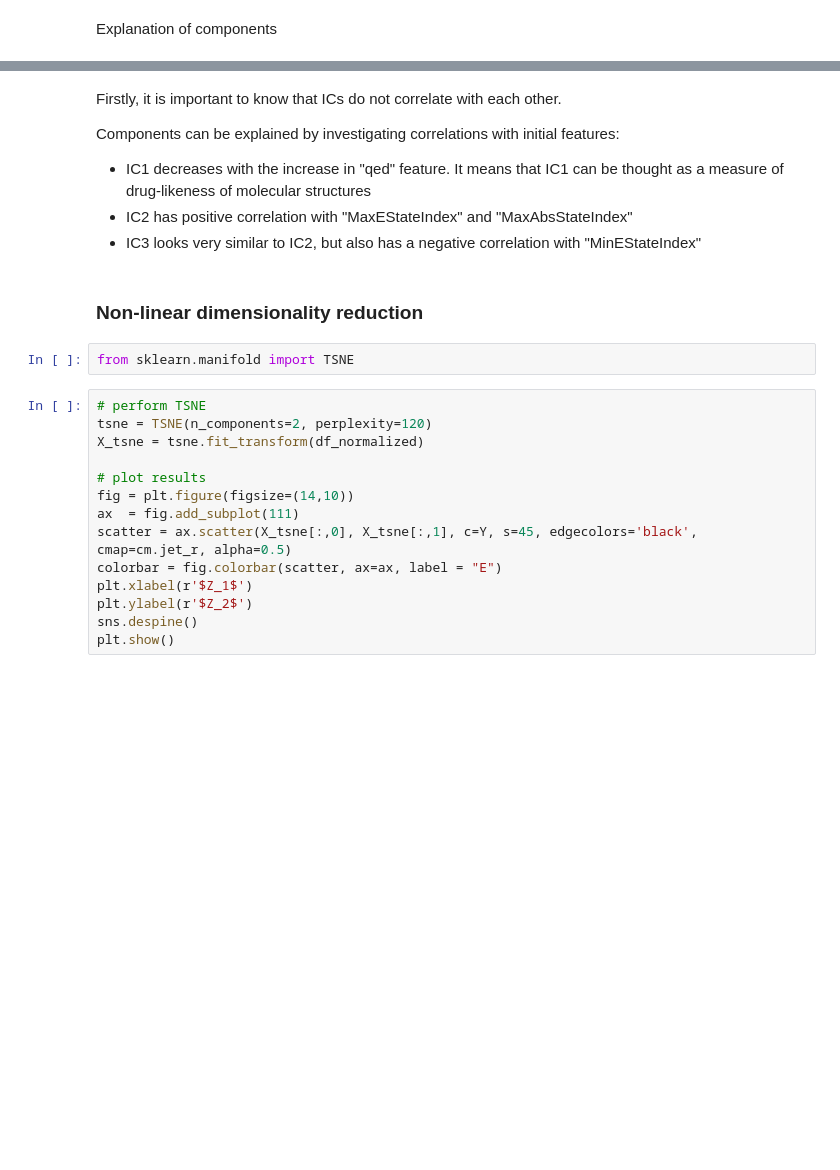
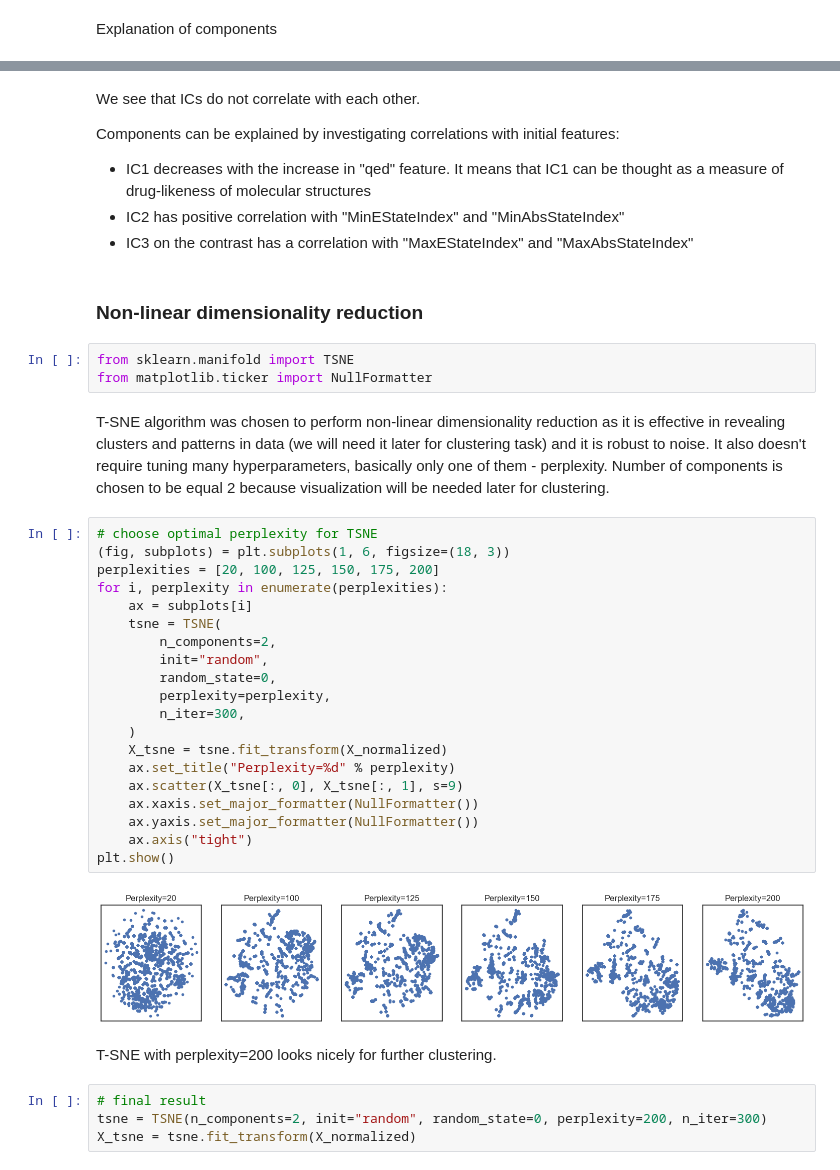
Before and after one commit to AsyaOrlova/ChemAlgorithmsCourse, a Jupyter notebook: hw_1.ipynb, the cells around one changed output, grey strips where cells are left out. Cells and saved outputs as stored; diff of their text form; blank space fills up the shorter version.

Commit message:
TSNE, clustering

```diff
--- a/hw_1.ipynb
+++ b/hw_1.ipynb
@@ -649,26 +663,43 @@ plt.show()
 <Figure size 2800x1800 with 0 Axes>
 # %% [markdown]
-Firstly, it is important to know that ICs do not correlate with each other.
+We see that ICs do not correlate with each other.
 
 Components can be explained by investigating correlations with initial features:
 - IC1 decreases with the increase in "qed" feature. It means that IC1 can be thought as a measure of drug-likeness of molecular structures
-- IC2 has positive correlation with "MaxEStateIndex" and "MaxAbsStateIndex"
-- IC3 looks very similar to IC2, but also has a negative correlation with "MinEStateIndex"
+- IC2 has positive correlation with "MinEStateIndex" and "MinAbsStateIndex"
+- IC3 on the contrast has a correlation with "MaxEStateIndex" and "MaxAbsStateIndex"
 # %% [markdown]
 ### Non-linear dimensionality reduction
 # %%
 from sklearn.manifold import TSNE
+from matplotlib.ticker import NullFormatter
+# %% [markdown]
+T-SNE algorithm was chosen to perform non-linear dimensionality reduction as it is effective in revealing clusters and patterns in data (we will need it later for clustering task) and it is robust to noise. It also doesn't require tuning many hyperparameters, basically only one of them - perplexity. Number of components is chosen to be equal 2 because visualization will be needed later for clustering.
 # %%
-# perform TSNE
-tsne = TSNE(n_components=2, perplexity=120)
-X_tsne = tsne.fit_transform(df_normalized)
-
-# plot results
-fig = plt.figure(figsize=(14,10))
-ax  = fig.add_subplot(111)
-scatter = ax.scatter(X_tsne[:,0], X_tsne[:,1], c=Y, s=45, edgecolors='black', cmap=cm.jet_r, alpha=0.5)
-colorbar = fig.colorbar(scatter, ax=ax, label = "E")
-plt.xlabel(r'$Z_1$')
-plt.ylabel(r'$Z_2$')
-sns.despine()
+# choose optimal perplexity for TSNE
+(fig, subplots) = plt.subplots(1, 6, figsize=(18, 3))
+perplexities = [20, 100, 125, 150, 175, 200]
+for i, perplexity in enumerate(perplexities):
+    ax = subplots[i]
+    tsne = TSNE(
+        n_components=2,
+        init="random",
+        random_state=0,
+        perplexity=perplexity,
+        n_iter=300,
+    )
+    X_tsne = tsne.fit_transform(X_normalized)
+    ax.set_title("Perplexity=%d" % perplexity)
+    ax.scatter(X_tsne[:, 0], X_tsne[:, 1], s=9)
+    ax.xaxis.set_major_formatter(NullFormatter())
+    ax.yaxis.set_major_formatter(NullFormatter())
+    ax.axis("tight")
 plt.show()
+# %% [output]
+[figure, added]
+# %% [markdown]
+T-SNE with perplexity=200 looks nicely for further clustering.
+# %%
+# final result
+tsne = TSNE(n_components=2, init="random", random_state=0, perplexity=200, n_iter=300)
+X_tsne = tsne.fit_transform(X_normalized)
```
Also changed, not shown: parts of 21 cells of this notebook.
